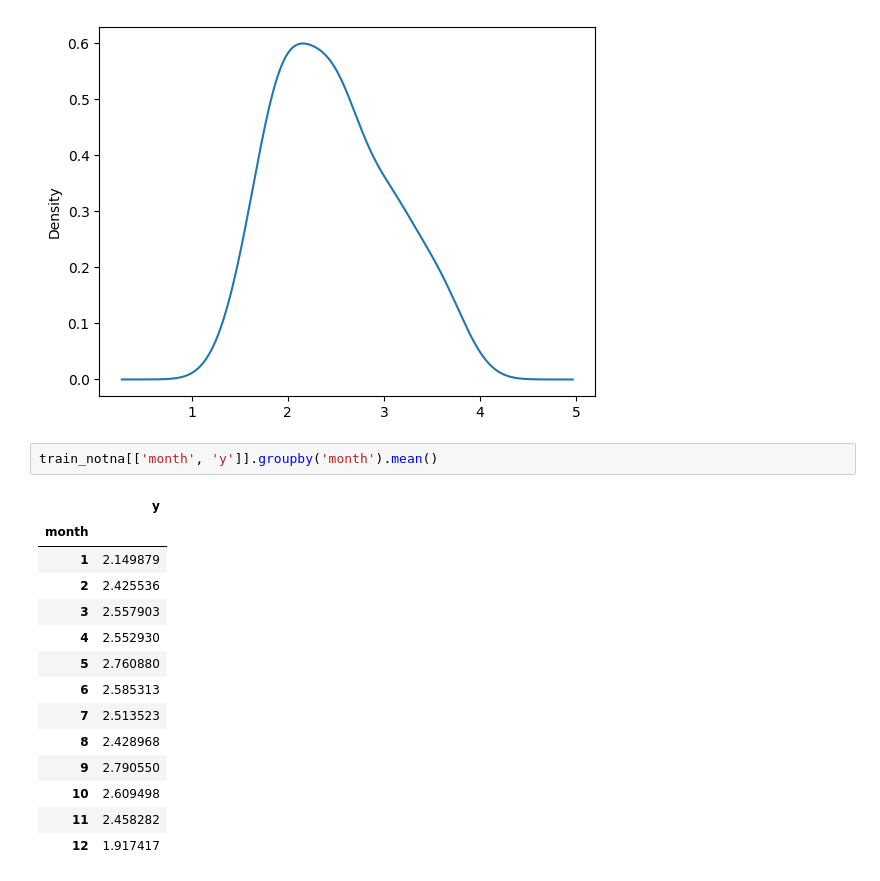
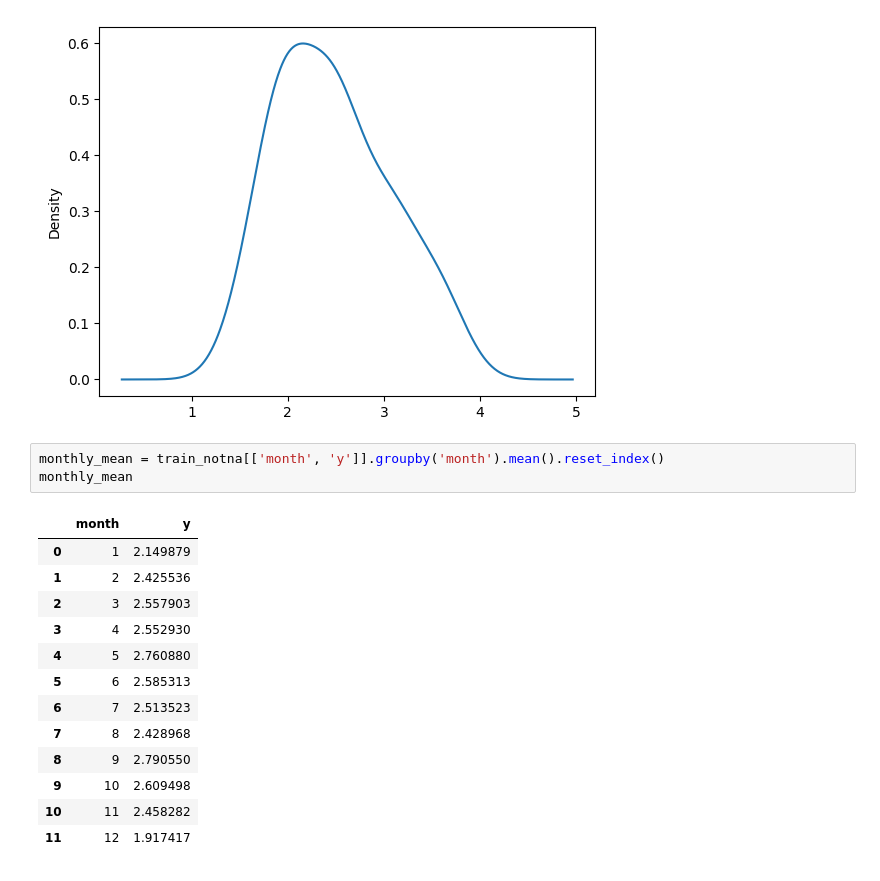
Before and after one commit to pepeEulogio/between, a Jupyter notebook: exploratory/eda.ipynb, the cells around one changed output. Drawn from its saved outputs; the diff is of its cells as text.

Commit message:
Exploratory data analysis: * target analysis by month and year II

```diff
--- a/exploratory/eda.ipynb
+++ b/exploratory/eda.ipynb
@@ -141,19 +142,19 @@ train_notna['y'].plot(kind='kde')
 <Axes: ylabel='Density'>
 [figure]
 # %%
-train_notna[['month', 'y']].groupby('month').mean()
+monthly_mean = train_notna[['month', 'y']].groupby('month').mean().reset_index()
+monthly_mean
 # %% [output]
-|  | y |
-| month |  |
-| 1 | 2.149879 |
-| 2 | 2.425536 |
-| 3 | 2.557903 |
-| 4 | 2.552930 |
-| 5 | 2.760880 |
-| 6 | 2.585313 |
-| 7 | 2.513523 |
-| 8 | 2.428968 |
-| 9 | 2.790550 |
-| 10 | 2.609498 |
-| 11 | 2.458282 |
-| 12 | 1.917417 |
+|  | month | y |
+| 0 | 1 | 2.149879 |
+| 1 | 2 | 2.425536 |
+| 2 | 3 | 2.557903 |
+| 3 | 4 | 2.552930 |
+| 4 | 5 | 2.760880 |
+| 5 | 6 | 2.585313 |
+| 6 | 7 | 2.513523 |
+| 7 | 8 | 2.428968 |
+| 8 | 9 | 2.790550 |
+| 9 | 10 | 2.609498 |
+| 10 | 11 | 2.458282 |
+| 11 | 12 | 1.917417 |
```
Also changed, not shown: parts of 7 cells of this notebook.
